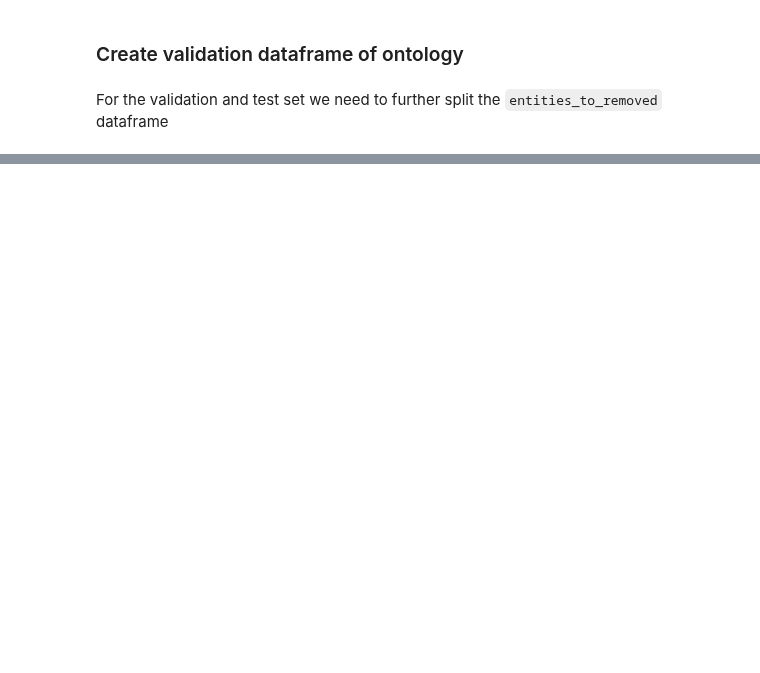
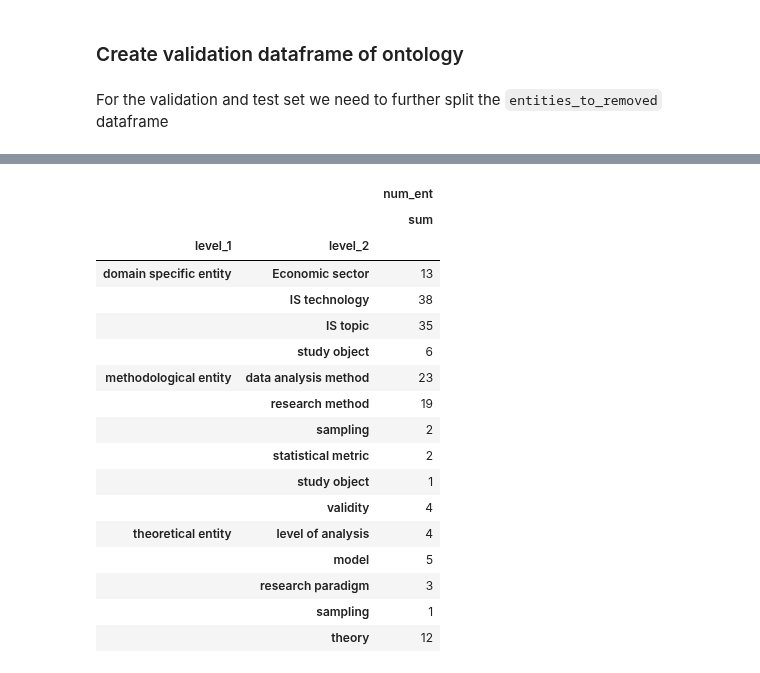
Before and after one commit to Heity94/TWSM_Lab, a Jupyter notebook: Project/Notebooks/PH_TrainTestSplit_Ontology.ipynb, the cells around one changed output, grey strips where cells are left out. Saved outputs shown, nothing was run; the diff lists cells and outputs as text; code cells hidden in the pictures; blank space fills up the shorter version.

```diff
--- a/Project/Notebooks/PH_TrainTestSplit_Ontology.ipynb
+++ b/Project/Notebooks/PH_TrainTestSplit_Ontology.ipynb
@@ -314,0 +304,21 @@ entities_to_removed.head()
+# %%
+entities_to_removed.groupby(["level_1", "level_2"])[["num_ent"]].aggregate(["sum"])
+# %% [output]
+|  |  | num_ent |
+|  |  | sum |
+| level_1 | level_2 |  |
+| domain specific entity | Economic sector | 13 |
+|  | IS technology | 38 |
+|  | IS topic | 35 |
+|  | study object | 6 |
+| methodological entity | data analysis method | 23 |
+|  | research method | 19 |
+|  | sampling | 2 |
+|  | statistical metric | 2 |
+|  | study object | 1 |
+|  | validity | 4 |
+| theoretical entity | level of analysis | 4 |
+|  | model | 5 |
+|  | research paradigm | 3 |
+|  | sampling | 1 |
+|  | theory | 12 |
```
Also changed, not shown: parts of 23 cells of this notebook.
